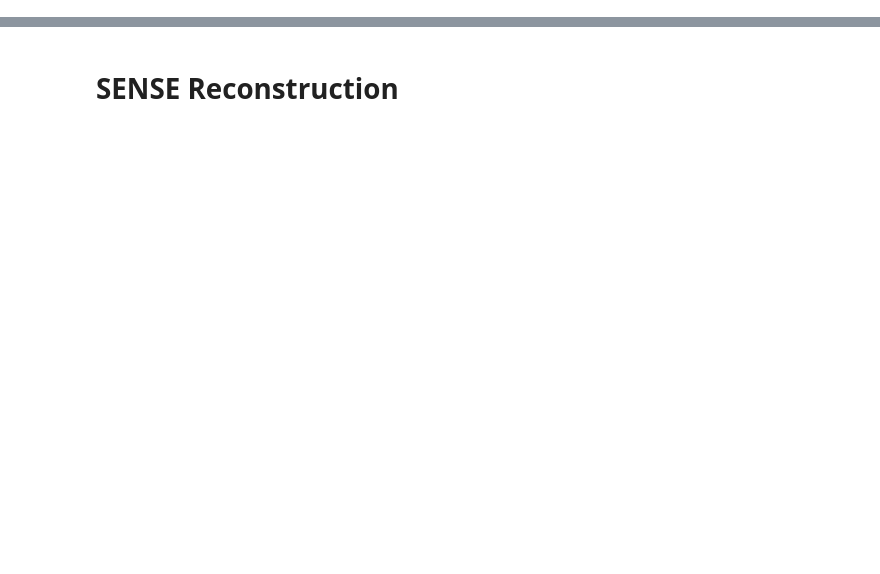
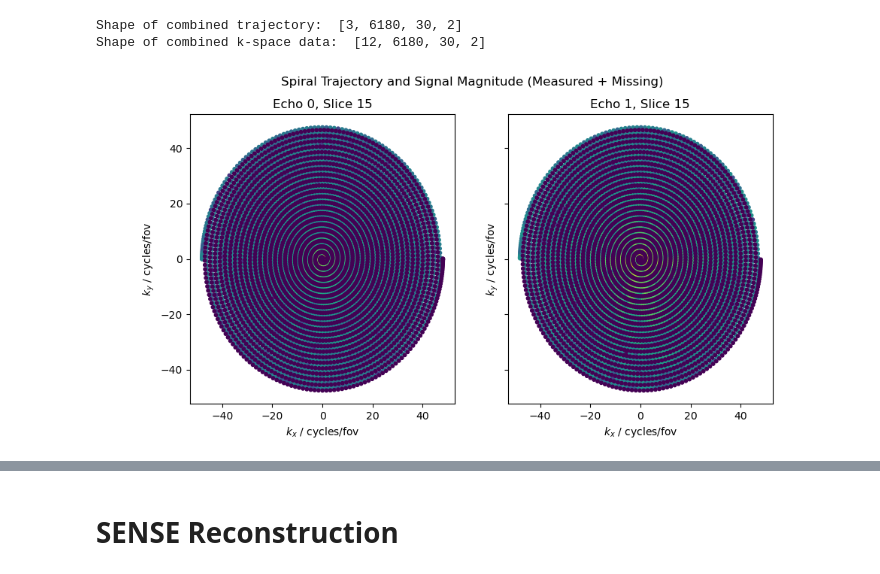
Before and after one commit to jumri-project/juart, a Jupyter notebook: examples/NonCartesianGrappa/ncgrappa_meas_spiral.ipynb, the cells around one changed output, grey strips where cells are left out. Cells and saved outputs as stored; diff of their text form; code cells hidden in the pictures; blank space fills up the shorter version.

```diff
--- a/examples/NonCartesianGrappa/ncgrappa_meas_spiral.ipynb
+++ b/examples/NonCartesianGrappa/ncgrappa_meas_spiral.ipynb
@@ -177,0 +261,60 @@ plt.show()
+# %%
+# Create missing trajectory points by rotating the original trajectory
+num_lve = 1
+pi_acc = 2
+total_lve = num_lve * pi_acc
+
+dphi = 2 * torch.pi / total_lve
+
+rot_mat = torch.tensor(
+    [
+        [math.cos(dphi), -math.sin(dphi)],
+        [math.sin(dphi), math.cos(dphi)],
+    ],
+    device=device,
+)
+
+ktraj_spiral_missing = ktraj_spiral @ rot_mat.T
+
+# Add sampling masks
+mask_spiral_missing = torch.zeros(1, *ktraj_spiral_missing.shape[1:], device=device)
+ktraj_spiral_missing = torch.cat([ktraj_spiral_missing, mask_spiral_missing], dim=0)
+
+mask_sprial_measured = torch.ones(1, *ktraj_spiral.shape[1:], device=device)
+ktraj_spiral_comb = torch.cat([ktraj_spiral, mask_sprial_measured], dim=0)
+
+# Add unsampled and sampled trajectory
+ktraj_spiral_comb = torch.cat([ktraj_spiral_comb, ktraj_spiral_missing], dim=1)
+
+# Add k-space data and zeros for missing points
+ksp_spiral_missing = torch.zeros(ksp_spiral.shape, dtype=torch.complex64, device=device)
+ksp_spiral_comb = torch.cat([ksp_spiral, ksp_spiral_missing], dim=1)
+
+print("Shape of combined trajectory: ", list(ktraj_spiral_comb.shape))
+print("Shape of combined k-space data: ", list(ksp_spiral_comb.shape))
+# %% [output]
+Shape of combined trajectory:  [3, 6180, 30, 2]
+Shape of combined k-space data:  [12, 6180, 30, 2]
+# %%
+fig, axes = plt.subplots(1, 2, figsize=(10, 5), sharex=True, sharey=True)
+
+fig.suptitle("Spiral Trajectory and Signal Magnitude (Measured + Missing)")
+
+n_center_slc = num_slc // 2
+
+for n_eco in range(num_eco):
+    axes[n_eco].set_title(f"Echo {n_eco}, Slice {n_center_slc}")
+    axes[n_eco].scatter(
+        ktraj_spiral_comb[0, :, n_center_slc, n_eco],
+        ktraj_spiral_comb[1, :, n_center_slc, n_eco],
+        s=10,
+        c=torch.abs(ksp_spiral_comb[0, :, n_center_slc, n_eco]) + 1e-6,
+        norm="log",
+    )
+
+    axes[n_eco].set_xlabel(r"$k_x$ / cycles/fov")
+    axes[n_eco].set_ylabel(r"$k_y$ / cycles/fov")
+
+plt.show()
+# %% [output]
+[figure, added]
```
Also changed, not shown: parts of 36 cells of this notebook, 2 other files.
